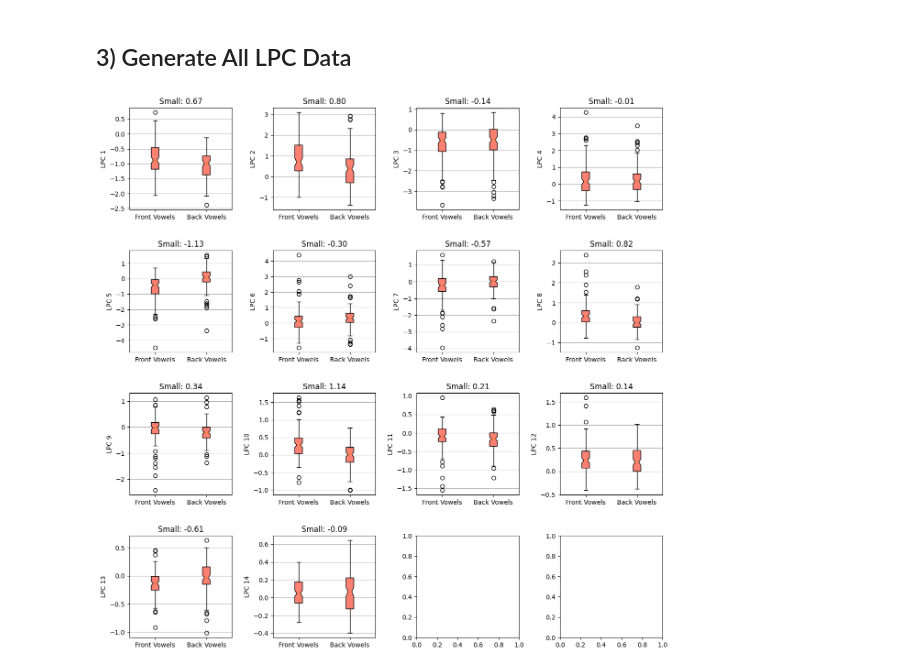
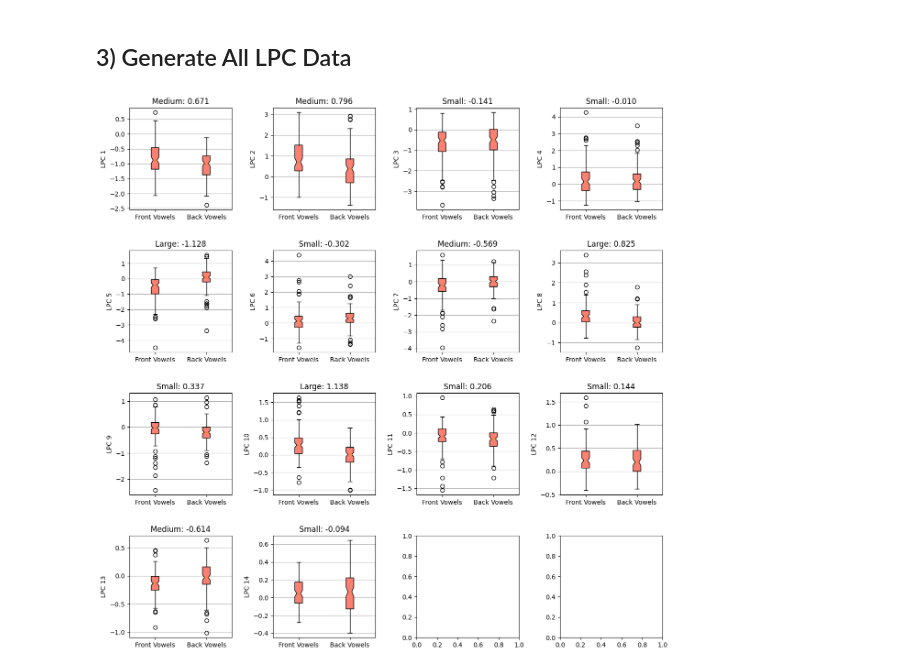
Before and after one commit to Ky-Ng/Vowel-Detection-NN, a Jupyter notebook: Generate_LPC_Data.ipynb, the cells around one changed output. Drawn from its saved outputs; the diff is of its cells as text; code cells hidden in the pictures.

Commit message:
add back lpc aggregation and correct Cohen's D labeling

```diff
--- a/Generate_LPC_Data.ipynb
+++ b/Generate_LPC_Data.ipynb
@@ -155,12 +155,12 @@ def calculate_cohens_d(lpc_x_dataset1: np.array, lpc_x_dataset2: np.array) -> tu
 
     # Step 5) Get the label according to Cohen's D
     label = ""
-    if(cohens_d <= 2.0):
-        label = "Small"
-    elif(cohens_d <= 5.0):
+    if(abs(cohens_d) >= 0.8):
+        label = "Large"
+    elif(abs(cohens_d) >= 0.5):
         label = "Medium"
     else:
-        label = "Large"
+        label = "Small"
 
     return cohens_d, label
 # %% [markdown]
@@ -210,6 +210,36 @@ def get_all_wavs_audio(WAV_DATA_PATH: str, VOWEL_LIST: list[str]) -> tuple[list[
     return all_audio, all_paths
 # %% [markdown]
 ### 2d) Aggregate LPC values
+# %%
+def aggregate_lpc(PROCESSED_AUDIO: list[np.array], NUM_LPC: int) -> np.ndarray:
+    """
+    Takes each sample from `PROCESSED_AUDIO` and calculates LPC coefficients to return a
+    `len(PROCESSED_AUDIO)` by `NUM_LPC` matrix.
+
+    Note: each index of returned np.ndarray `all_lpcs`, `all_lpcs[i, :]` gives one samples LPC Values.
+    each index `all_lpcs[:, i] gives LPC ith coefficients for all samples in `PROCESSED_AUDIO`
+
+    ## Parameters
+    PROCESSED_AUDIO : list[np.array]
+        an array of processed audio data including downsampling, sample midpoint truncation, and frequency reintroduction heuristic
+
+    NUM_LPC : int
+        Number of LPC Coefficients to generate
+
+    ## Returns
+    all_lpcs : np.ndarray
+        `len(PROCESSED_AUDIO)` x `NUM_LPC` array containing each samples LPC Coefficients
+    """
+    # Step 1) Create a container for all
+    all_lpcs = np.ndarray((len(PROCESSED_AUDIO), NUM_LPC))
+
+    # Step 2) Get the LPC values for the audio excluding the first
+    # LPC value which is always 1.0
+    for i, audio in enumerate(PROCESSED_AUDIO):
+        lpc_vals = librosa.lpc(audio, order=NUM_LPC)[1:]
+        all_lpcs[i, :] = lpc_vals
+
+    return all_lpcs
 # %% [markdown]
 ## 3) Generate All LPC Data
 # %%
@@ -225,32 +255,32 @@ lpc_back_vowels = aggregate_lpc(back_vowel_audio, NUM_LPC=NUM_LPC)
 
 # Format an evenly spaced 15in x 15in figure with 4 rows and 4 columns
 plt.rcParams['figure.figsize'] = (15, 15)
 fig, axes = plt.subplots(nrows=4, ncols=4)
 plt.subplots_adjust(hspace=0.4, wspace=0.4)
 
 for i in range(NUM_LPC):
     # Format Cohen's D Value
     cohens_d_value, cohens_d_label = calculate_cohens_d(
         lpc_x_dataset1=lpc_front_vowels[:, i],
         lpc_x_dataset2=lpc_back_vowels[:, i]
     )
-    cohens_d_value = "{:.2f}".format(cohens_d_value, decimal=5)
+    cohens_d_value = "{:.3f}".format(cohens_d_value, decimal=5)
     formatted_cohens_d_title = f"{cohens_d_label}: {cohens_d_value}"
 
     # Format Titles
     cur_subplot = axes[i//4][i % 4]
     cur_subplot.set_title(formatted_cohens_d_title)
     cur_subplot.set_ylabel(f"LPC {i+1}")
     cur_subplot.yaxis.grid(True)
 
     # Format 2 boxplots
     cur_subplot.boxplot(
         [lpc_front_vowels[:, i], lpc_back_vowels[:, i]],
         labels=["Front Vowels", "Back Vowels"],
         boxprops=dict(facecolor="salmon"),
         notch=True,
         vert=True,
         patch_artist=True,
     )
 # %% [output]
-[figure, old version]
+[figure, new version]
```
